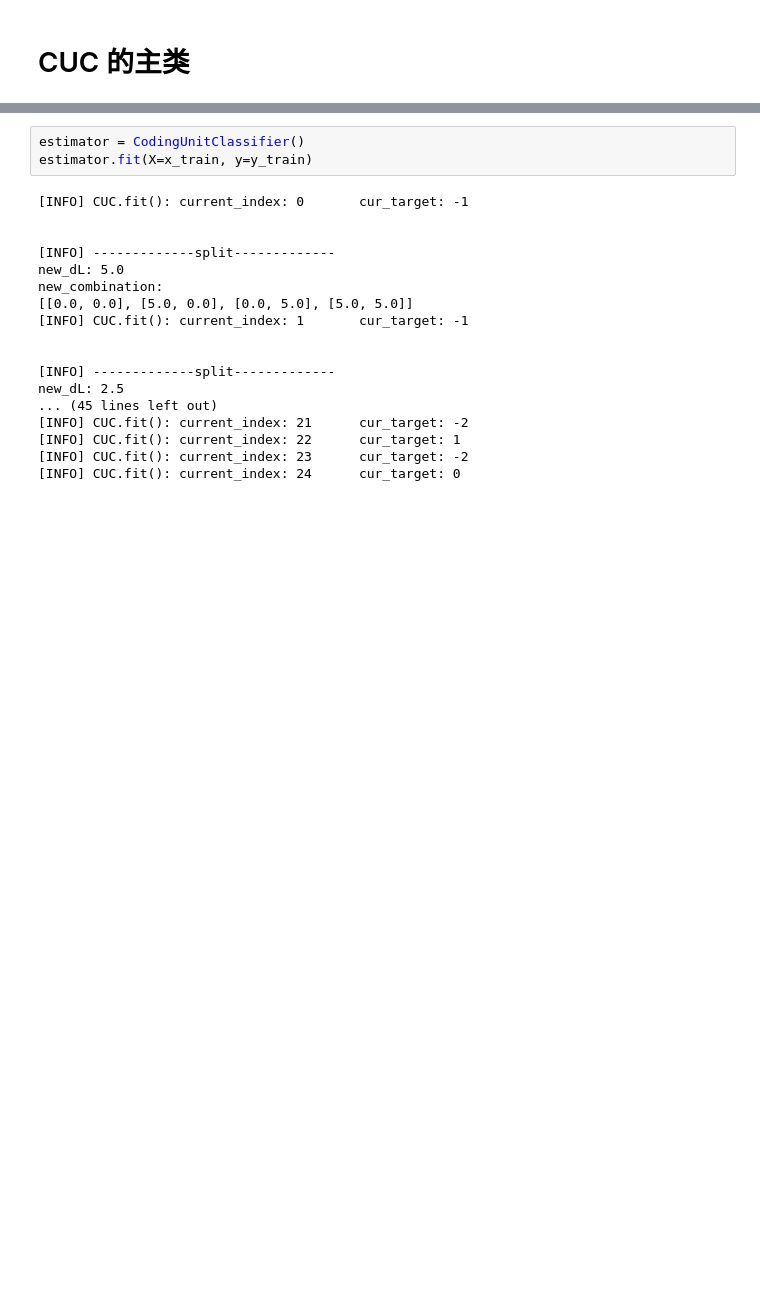
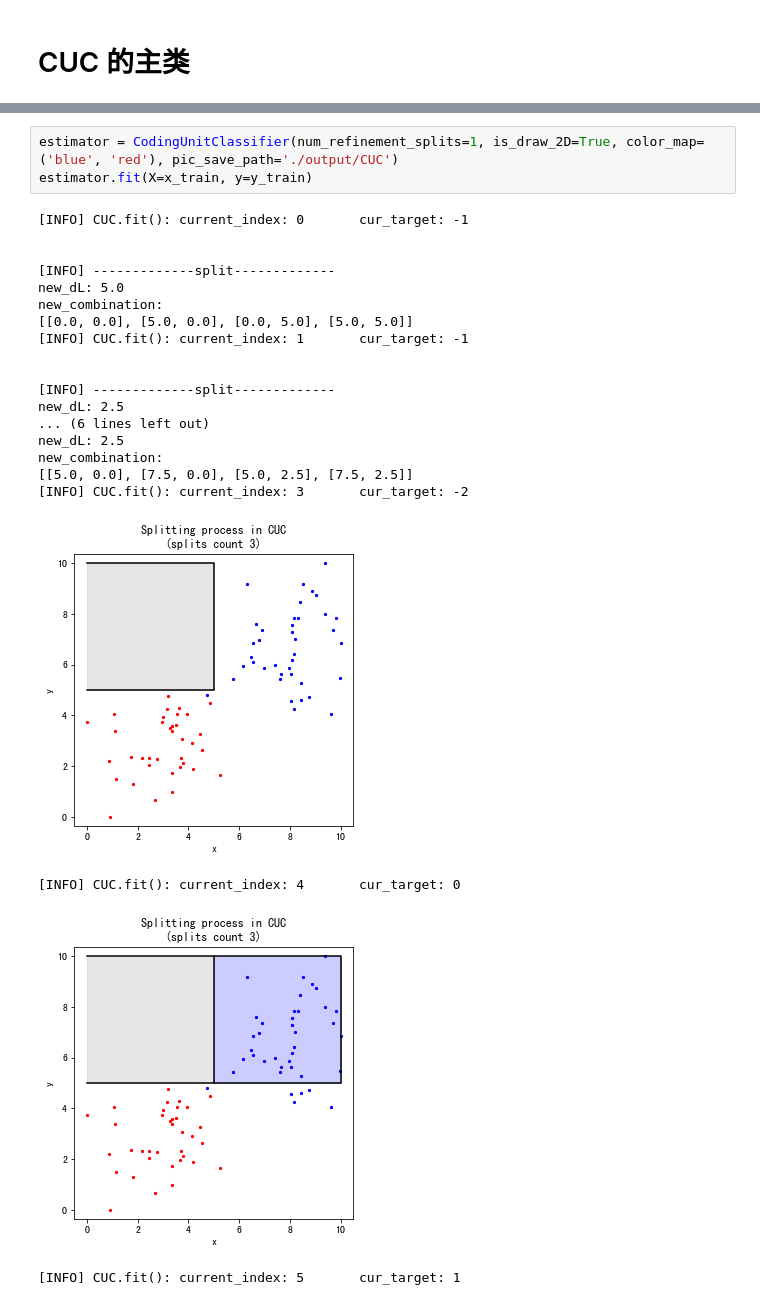
Before and after one commit to NekoSilverFox/CUC, a Jupyter notebook: main.ipynb, the cells around one changed output, grey strips where cells are left out. Cells and saved outputs as stored; diff of their text form; blank space fills up the shorter version.

```diff
--- a/main.ipynb
+++ b/main.ipynb
@@ -274,21 +408,25 @@ class CodingUnitClassifier(object):
 # %%
-estimator = CodingUnitClassifier()
+estimator = CodingUnitClassifier(num_refinement_splits=1, is_draw_2D=True, color_map=('blue', 'red'), pic_save_path='./output/CUC')
 estimator.fit(X=x_train, y=y_train)
 # %% [output]
 [INFO] CUC.fit(): current_index: 0       cur_target: -1
 
 
 [INFO] -------------split-------------
 new_dL: 5.0
 new_combination:
 [[0.0, 0.0], [5.0, 0.0], [0.0, 5.0], [5.0, 5.0]]
 [INFO] CUC.fit(): current_index: 1       cur_target: -1
 
 
 [INFO] -------------split-------------
 new_dL: 2.5
-... (45 lines left out)
-[INFO] CUC.fit(): current_index: 21      cur_target: -2
-[INFO] CUC.fit(): current_index: 22      cur_target: 1
-[INFO] CUC.fit(): current_index: 23      cur_target: -2
-[INFO] CUC.fit(): current_index: 24      cur_target: 0
+... (6 lines left out)
+new_dL: 2.5
+new_combination:
+[[5.0, 0.0], [7.5, 0.0], [5.0, 2.5], [7.5, 2.5]]
+[INFO] CUC.fit(): current_index: 3       cur_target: -2
+[figure, added]
+[INFO] CUC.fit(): current_index: 4       cur_target: 0
+[figure, added]
+[INFO] CUC.fit(): current_index: 5       cur_target: 1
```
Also changed, not shown: parts of 5 cells of this notebook, 2 other files.
